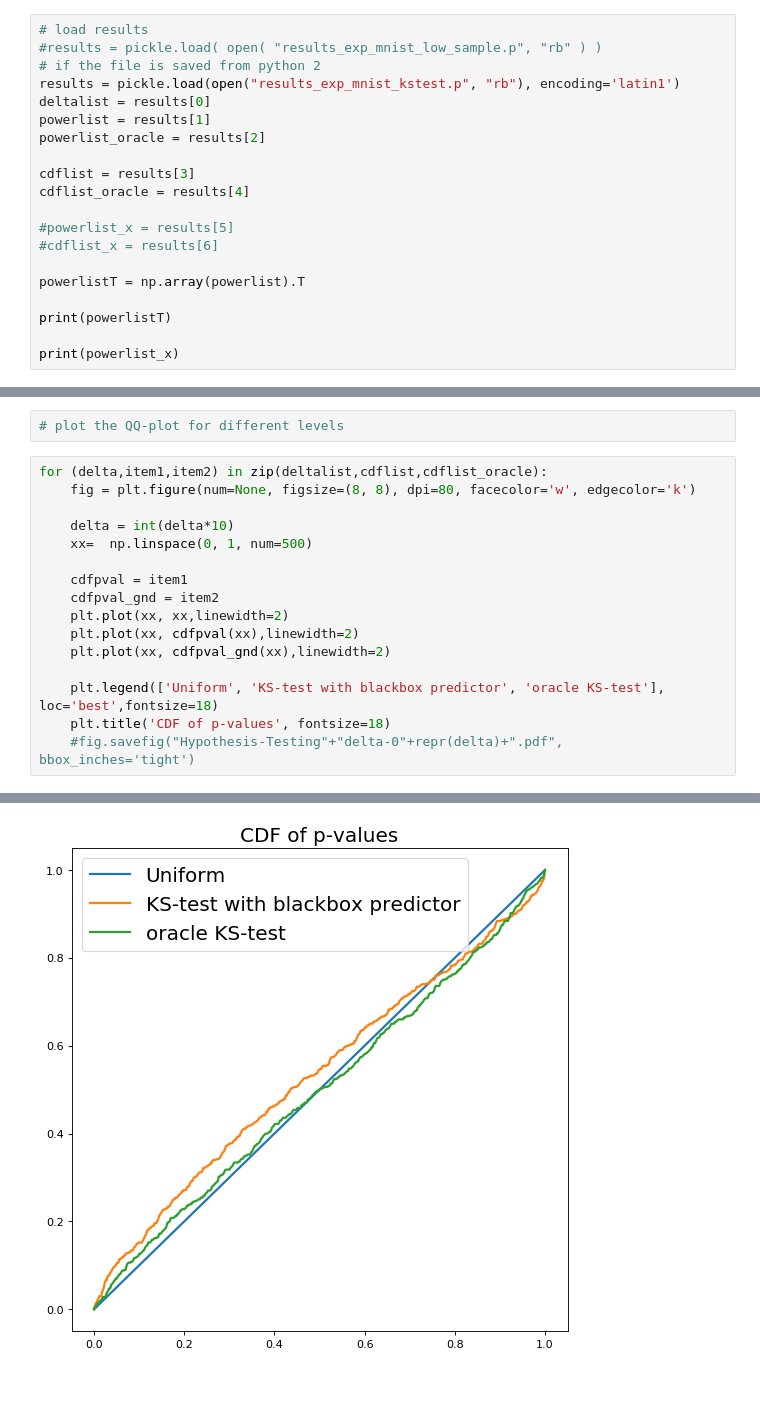
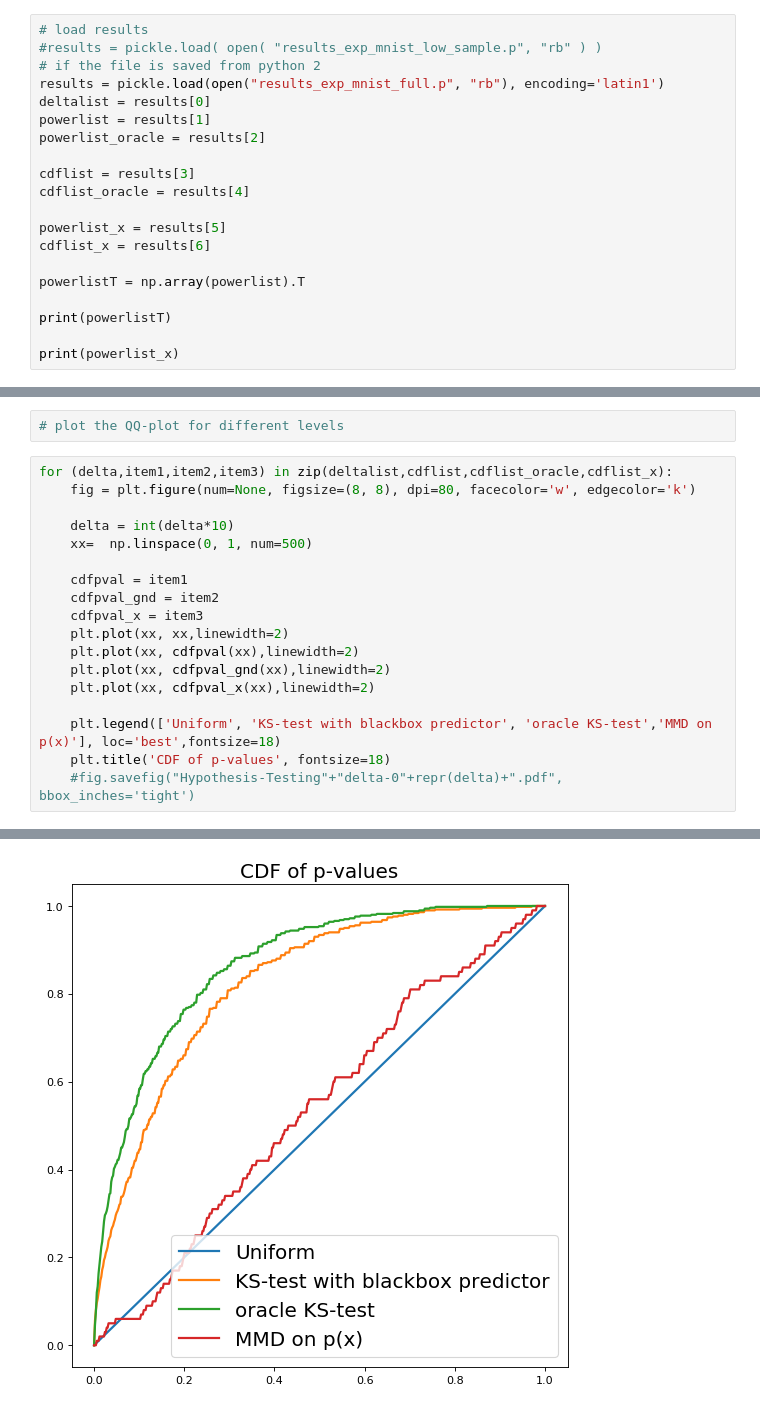
Before and after one commit to zackchase/label_shift, a Jupyter notebook: generate_figures.ipynb, the cells around one changed output, grey strips where cells are left out. Cells and saved outputs as stored; diff of their text form.

```diff
--- a/generate_figures.ipynb
+++ b/generate_figures.ipynb
@@ -7,7 +7,7 @@ import numpy as np
 # load results
 #results = pickle.load( open( "results_exp_mnist_low_sample.p", "rb" ) )
 # if the file is saved from python 2
-results = pickle.load(open("results_exp_mnist_kstest.p", "rb"), encoding='latin1')
+results = pickle.load(open("results_exp_mnist_full.p", "rb"), encoding='latin1')
 deltalist = results[0]
 powerlist = results[1]
 powerlist_oracle = results[2]
@@ -15,8 +15,8 @@ powerlist_oracle = results[2]
 cdflist = results[3]
 cdflist_oracle = results[4]
 
-#powerlist_x = results[5]
-#cdflist_x = results[6]
+powerlist_x = results[5]
+cdflist_x = results[6]
 
 powerlistT = np.array(powerlist).T
 
@@ -62,7 +62,7 @@ plt.show()
 # %%
 # plot the QQ-plot for different levels
 # %%
-for (delta,item1,item2) in zip(deltalist,cdflist,cdflist_oracle):
+for (delta,item1,item2,item3) in zip(deltalist,cdflist,cdflist_oracle,cdflist_x):
     fig = plt.figure(num=None, figsize=(8, 8), dpi=80, facecolor='w', edgecolor='k')
 
     delta = int(delta*10)
@@ -70,11 +70,13 @@ for (delta,item1,item2) in zip(deltalist,cdflist,cdflist_oracle):
 
     cdfpval = item1
     cdfpval_gnd = item2
+    cdfpval_x = item3
     plt.plot(xx, xx,linewidth=2)
     plt.plot(xx, cdfpval(xx),linewidth=2)
     plt.plot(xx, cdfpval_gnd(xx),linewidth=2)
+    plt.plot(xx, cdfpval_x(xx),linewidth=2)
 
-    plt.legend(['Uniform', 'KS-test with blackbox predictor', 'oracle KS-test'], loc='best',fontsize=18)
+    plt.legend(['Uniform', 'KS-test with blackbox predictor', 'oracle KS-test','MMD on p(x)'], loc='best',fontsize=18)
     plt.title('CDF of p-values', fontsize=18)
     #fig.savefig("Hypothesis-Testing"+"delta-0"+repr(delta)+".pdf", bbox_inches='tight')
 # %% [output]
@@ -83 +85 @@ for (delta,item1,item2) in zip(deltalist,cdflist,cdflist_oracle):
-[figure, old version]
+[figure, new version]
```
Also changed, not shown: parts of 3 cells of this notebook, 3 other files.
